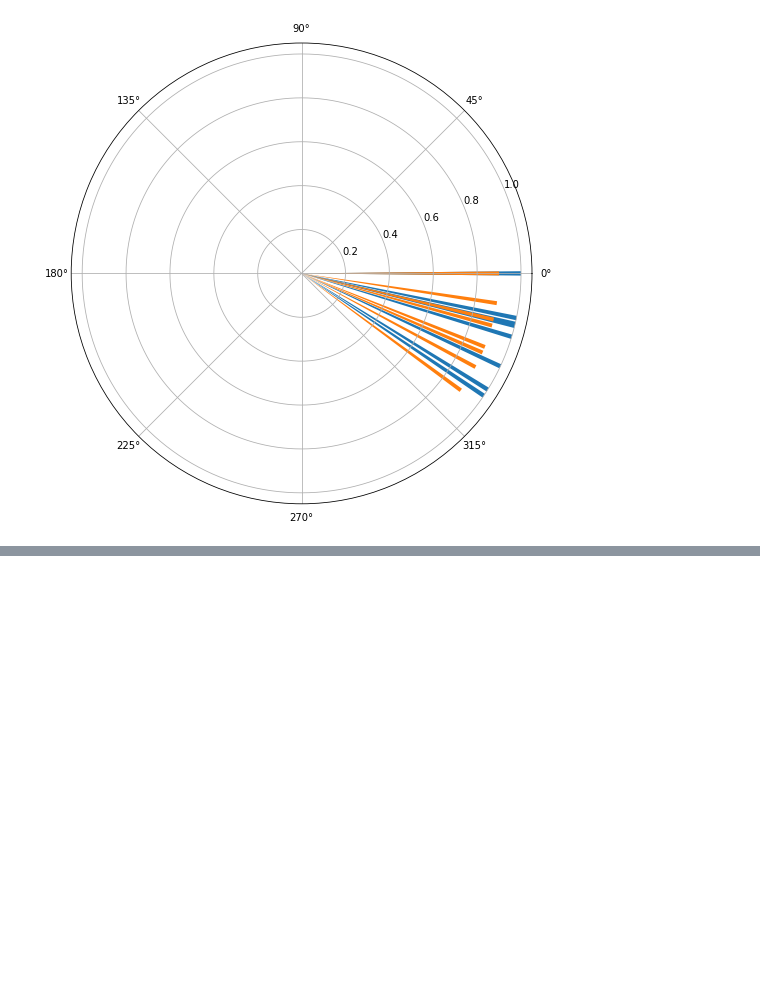
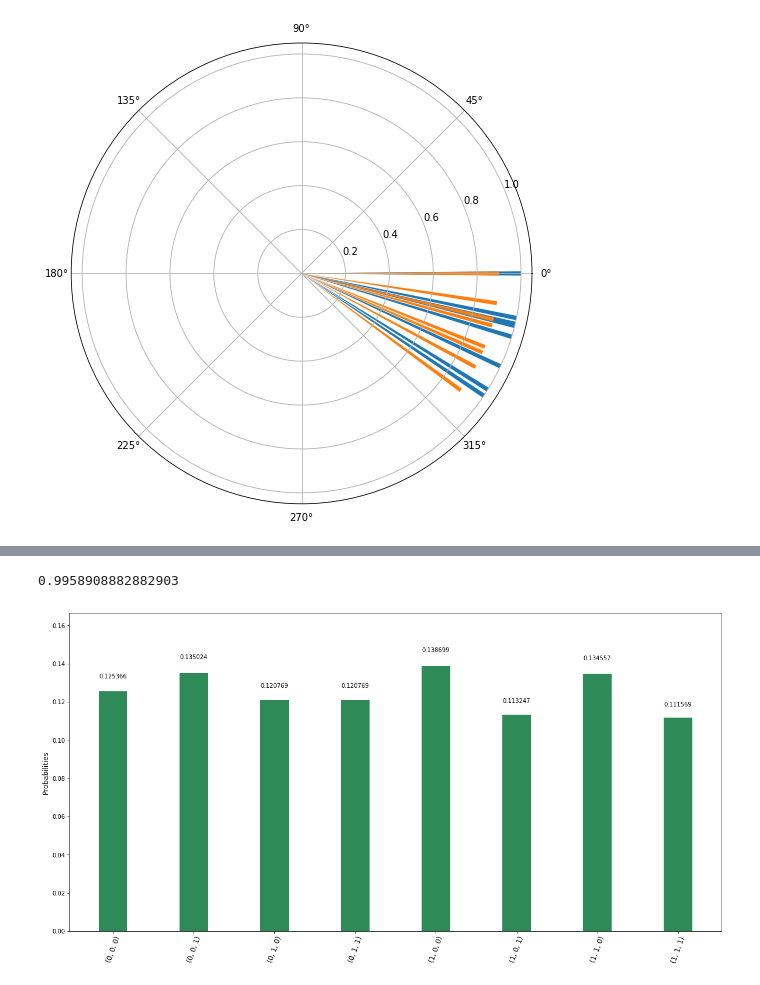
Before and after one commit to RQC-QApp/NNQST, a Jupyter notebook: dev.ipynb, the cells around one changed output, grey strips where cells are left out. Saved outputs shown, nothing was run; the diff lists cells and outputs as text; code cells hidden in the pictures; blank space fills up the shorter version.

```diff
--- a/main_karazeev.ipynb
+++ b/dev.ipynb
@@ -188,0 +215,10 @@ plt.show()
+# %%
+whole_dataset_tuples = [tuple(x) for x in whole_dataset]
+fid, states = fidelities.fidelity_RBM(r_cls, state_representations.into_dict(whole_dataset_tuples))
+fid
+# %% [output]
+0.9958908882882903
+# %%
+utils.plot_histogram(states)
+# %% [output]
+[figure, added]
```
Also changed, not shown: parts of 7 cells of this notebook, 2 other files.
